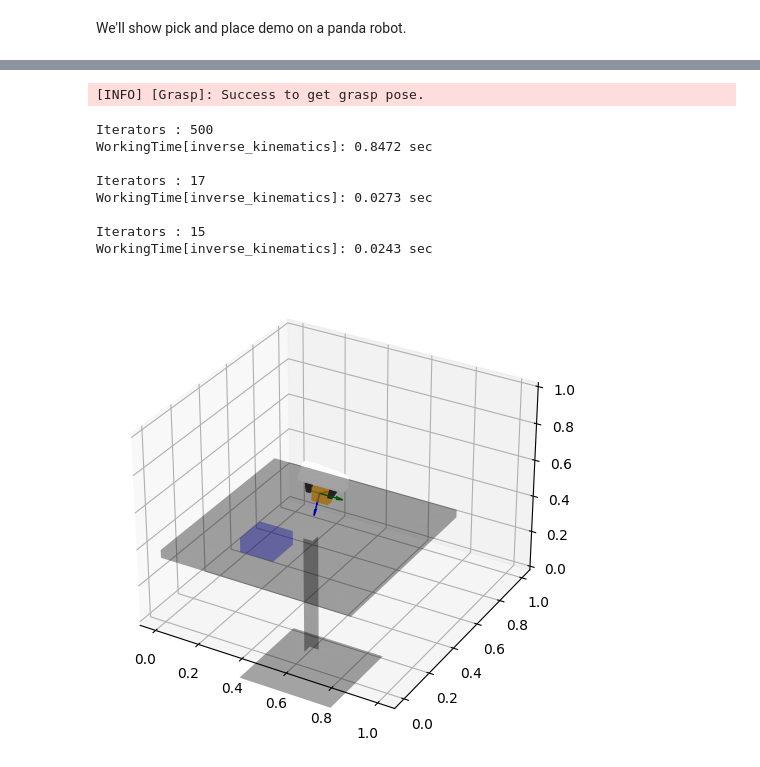
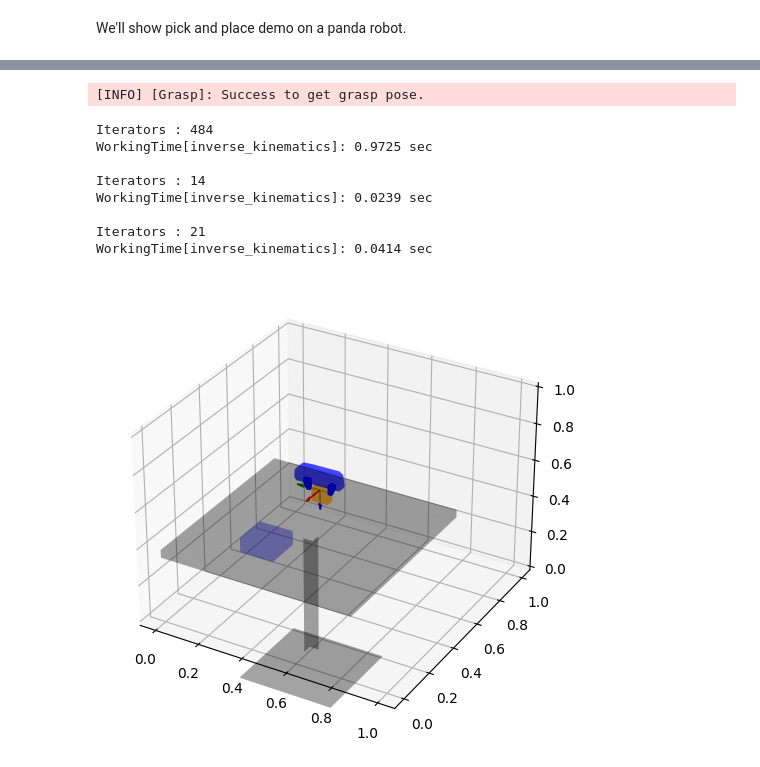
Before and after one commit to jdj2261/pykin, a Jupyter notebook: tutorials/07_pick_and_place.ipynb, the cells around one changed output, grey strips where cells are left out. Cells and saved outputs as stored; diff of their text form; code cells hidden in the pictures.

```diff
--- a/tutorials/07_pick_and_place.ipynb
+++ b/tutorials/07_pick_and_place.ipynb
@@ -74,25 +74,25 @@ for i, (eef_pose, gripper) in enumerate(grasp_poses):
 # %%
 fig, ax = plt.init_3d_figure(figsize=(8,6), dpi=100)
 plt.plot_mesh(ax=ax, mesh=obj_mesh1, A2B=obs_pos1.h_mat, alpha=0.5, color='orange')
 plt.plot_mesh(ax=ax, mesh=obj_mesh2, A2B=obs_pos2.h_mat, alpha=0.2, color='blue')
 plt.plot_mesh(ax=ax, mesh=obj_mesh3, A2B=obs_pos3.h_mat, alpha=0.2)
 grasp_pose = grasp_man.get_grasp_pose(obj_mesh1, obs_pos1.h_mat, limit_angle=0.1, num_grasp=10, n_trials=10)
 grasp_man.visualize_axis(ax, grasp_man.tcp_pose, axis=[1,1,1], scale=0.05)
 gripper = grasp_man.get_gripper_transformed(grasp_man.tcp_pose)
-grasp_man.visualize_gripper(ax, gripper, alpha=1.0)
+grasp_man.visualize_gripper(ax, gripper, alpha=0.5, color='blue')
 grasp_man.visualize_axis(ax, grasp_man.tcp_pose, axis=[1,1,1], scale=0.1)
 plt.plot_line(ax, grasp_man.contact_points, 1)
 # %% [output]
 [INFO] [Grasp]: Success to get grasp pose.
-Iterators : 500
-WorkingTime[inverse_kinematics]: 0.8472 sec
+Iterators : 484
+WorkingTime[inverse_kinematics]: 0.9725 sec
 
-Iterators : 17
-WorkingTime[inverse_kinematics]: 0.0273 sec
+Iterators : 14
+WorkingTime[inverse_kinematics]: 0.0239 sec
 
-Iterators : 15
-WorkingTime[inverse_kinematics]: 0.0243 sec
+Iterators : 21
+WorkingTime[inverse_kinematics]: 0.0414 sec
-[figure, old version]
+[figure, new version]
 # %%
 fig, ax = plt.init_3d_figure(figsize=(8,6), dpi=100)
 plt.plot_mesh(ax=ax, mesh=obj_mesh1, A2B=obs_pos1.h_mat, alpha=0.5, color='orange')
```
Also changed, not shown: parts of 5 cells of this notebook, 1 other file.
